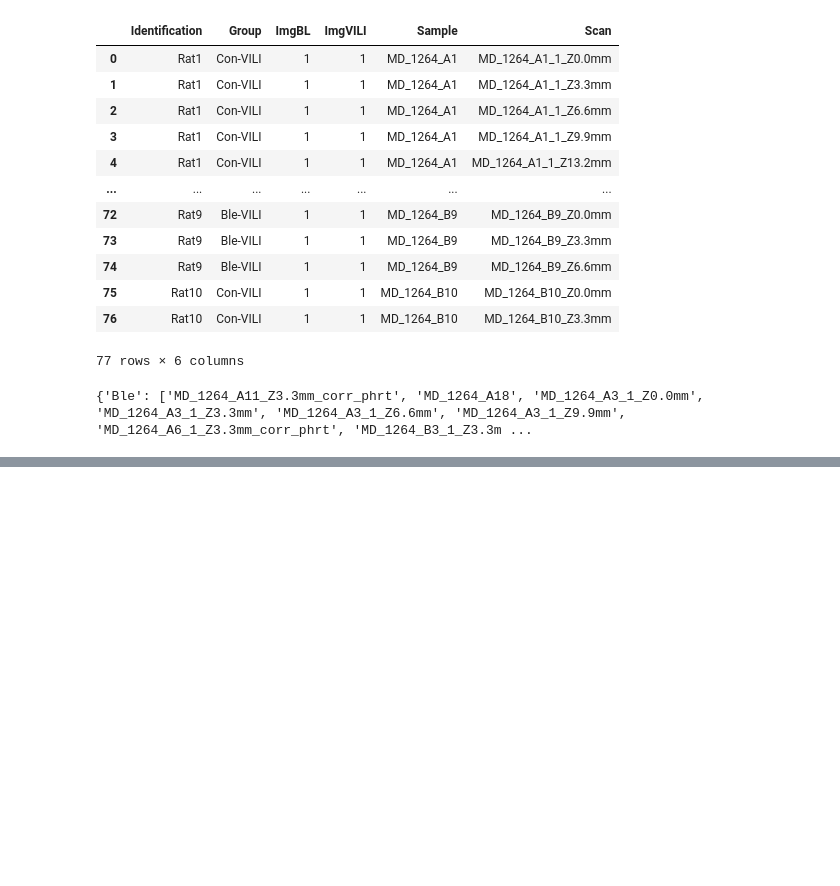
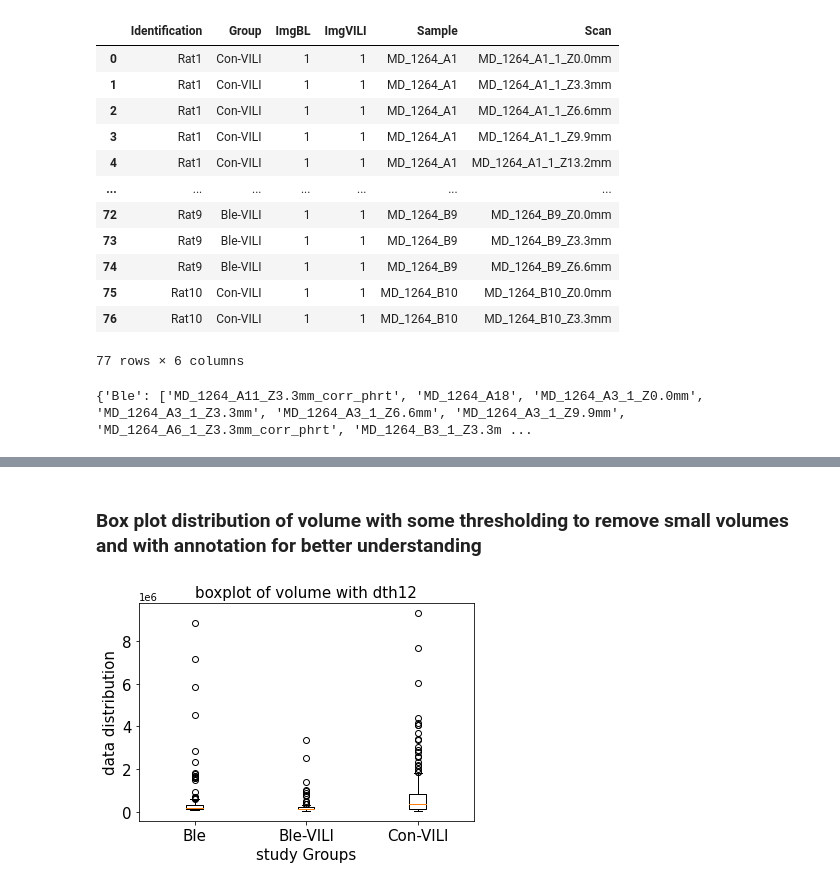
Before and after one commit to mrahmansagar/poreAnalysis, a Jupyter notebook: porespy_data_analysis_updated.ipynb, the cells around one changed output, grey strips where cells are left out. Saved outputs shown, nothing was run; the diff lists cells and outputs as text; code cells hidden in the pictures; blank space fills up the shorter version.

```diff
--- a/porespy_data_analysis_updated.ipynb
+++ b/porespy_data_analysis_updated.ipynb
@@ -329,0 +268,49 @@ TypeError: __init__() missing 1 required positional argument: 'pairs'
+# %% [markdown]
+### Box plot distribution of volume with some thresholding to remove small volumes and with annotation for better understanding
+# %%
+parameter_per_group = []
+for key in scan_groups.keys():
+    json_files = []
+    for aFile in scan_groups[key]:
+        fpath = os.path.join(root_dir, aFile, 'porespy')
+        json_files += glob(fpath + '\*' + 'dth12' + '.json')
+
+    parameter = []
+    for json_file in json_files:
+        file = open(json_file)
+        data = json.load(file)
+        file.close()
+        extract_feature = data['volume']
+
+        #
+        # do what we want to plot for exampe, blob volume
+        #
+        if len(extract_feature) > 0:
+            # parameter += extract_feature
+            parameter.append(np.mean(extract_feature))
+
+    parameter_per_group.append([key, parameter])
+
+# Create a figure and axis object
+fig, ax = plt.subplots()
+
+for i, agrp in enumerate(parameter_per_group):
+    # print(len(agrp[1]))
+    # print(len([x for x in agrp[1] if x < 1000]))
+
+
+
+    # Create the boxplot
+    ax.boxplot([x for x in agrp[1] if x > 1000], positions=[i])
+
+# Add labels and a title to the plot
+ax.set_xlabel('study Groups', size=15)
+ax.set_ylabel('data distribution', size=15)
+ax.set_title(('boxplot of ' + 'volume' + ' with ' + 'dth12'), size=15)
+ax.set_xticklabels([x[0] for x in parameter_per_group])
+ax.tick_params(axis='both', which='major', labelsize=15)
+
+# Display the plot
+plt.show()
+# %% [output]
+[figure, added]
```
Also changed, not shown: parts of 17 cells of this notebook, 2 other files.
